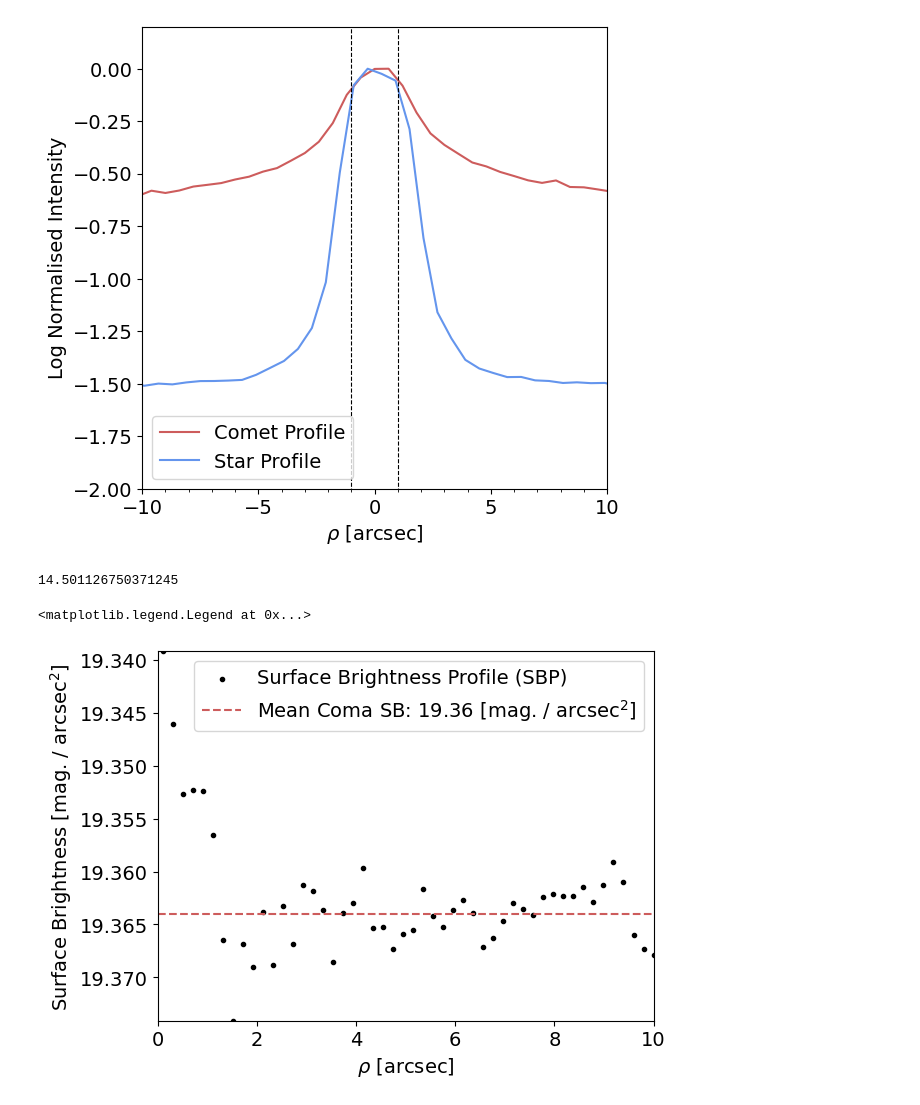
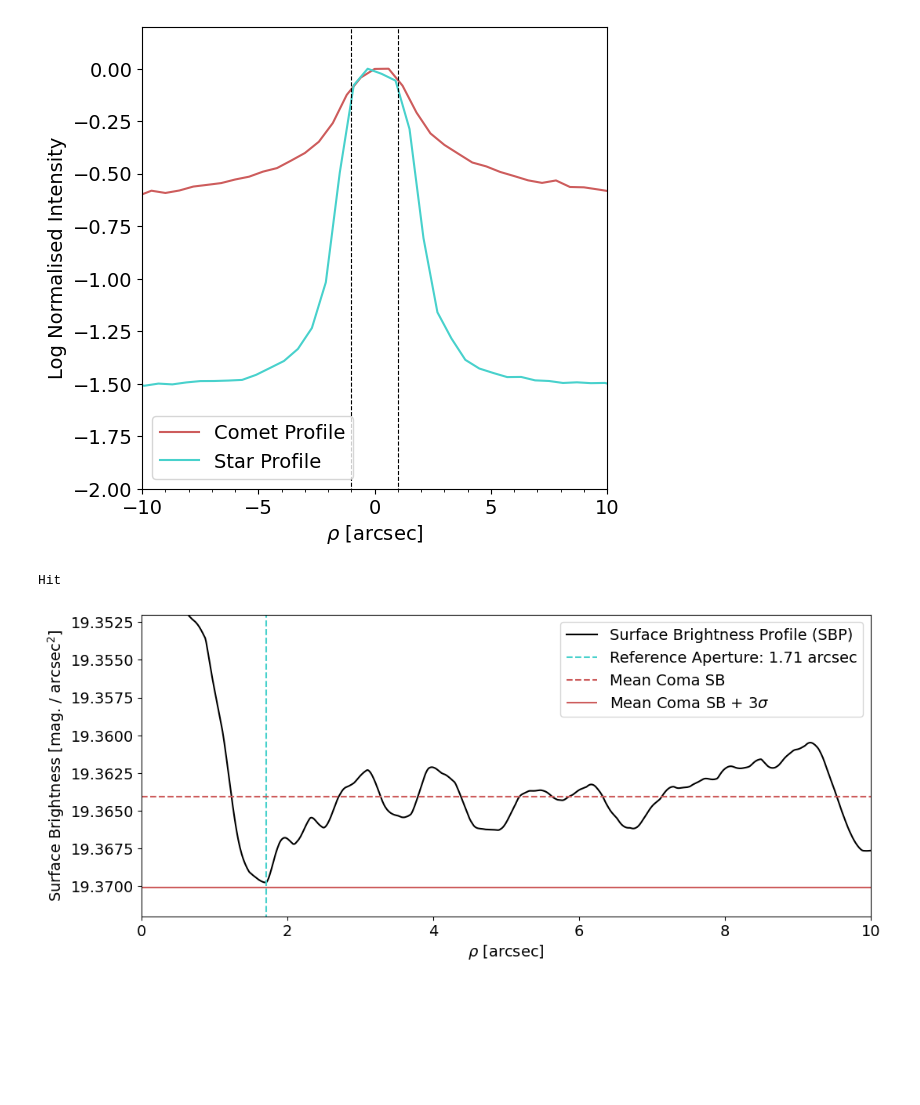
Before and after one commit to daraghhollman/Comet62P-Tsuchinshan, a Jupyter notebook: Scripts/nucleusRadius.ipynb, the cells around one changed output. Saved outputs shown, nothing was run; the diff lists cells and outputs as text; code cells hidden in the pictures; blank space fills up the shorter version.

```diff
--- a/Scripts/nucleusRadius.ipynb
+++ b/Scripts/nucleusRadius.ipynb
@@ -104,7 +104,7 @@ offset = 0.3
 fig, ax = plt.subplots(figsize=(6,6))
 
 ax.plot(relativeCometPositions, np.log10(cometProfile), color="indianred", label="Comet Profile")
-ax.plot(relativeStarPositions + [offset]*len(relativeStarPositions), np.log10(starProfile), color="cornflowerblue", label="Star Profile")
+ax.plot(relativeStarPositions + [offset]*len(relativeStarPositions), np.log10(starProfile), color="mediumturquoise", label="Star Profile")
 
 nucleusPoint = 1
 ax.vlines([-nucleusPoint, nucleusPoint], ymin=-3.5, ymax=1, ls="dashed", lw=0.8, color="black")
@@ -120,79 +120,73 @@ ax.legend()
 
 plt.savefig("../../Writing/Thesis/images/comet_vs_star_profile.pdf", format="pdf", bbox_inches="tight")
 # %% [output]
-[figure, old version]
+[figure, new version]
 # %%
 # Now we need to determine the coma correction.
 # Note, coma correction cannot be calculated for the centre, as we are at the seeing limit
 #
 # This will be calculated from the surface brightness. (See O'Ceallaigh 1995)
 # Or, the total magnitude with this centre point masked? Maybe??
-# %%
-# Finding the counts in an annulus surrounding the central region
-
-rZeroPoint = 20.32
-rZeroPointError = 0.10
-
-annulusSize = 0.5 # arcsec
-annulusRadius = 2
-
-inner = ArcsecToPx(annulusRadius - annulusSize / 2)
-outer = ArcsecToPx(annulusRadius + annulusSize / 2)
-
-aperture = CircularAnnulus(cometCentre, inner, outer)
-
-phot_table = aperture_photometry(cometImage, aperture)
-
-area = np.pi * (outer**2 - inner**2)
-# Is this the right way to do this? It gives outrageous values
-# They are very large, but this comet is very active and we expect to not be able to say much about the nucleus
-surfaceBrightness = -2.5 * np.log10(phot_table["aperture_sum"][0] / (120 * area)) + rZeroPoint
-
-comaCorrection = surfaceBrightness - 2.5 * np.log10(2 * np.pi * outer**2)
-print(comaCorrection)
-# %% [output]
-14.501126750371245
 # %%
 # Making surface brightness profile
 
 rZeroPoint = 20.32
 rZeroPointError = 0.10
 
-annulusSize = 0.1 # arcsec
+annulusSize = 0.6 # arcsec
 minRad = annulusSize
-maxRad = 10
-annulusRadii = np.linspace(minRad, maxRad, 50)#round(maxRad / annulusSize))
+maxRad = 80
+annulusRadii = np.linspace(minRad, maxRad, round(50 * maxRad / annulusSize))
 
 innerRadii = [ArcsecToPx(el - annulusSize / 2) for el in annulusRadii]
 outerRadii = [ArcsecToPx(el + annulusSize / 2) for el in annulusRadii]
 
 areas = [np.pi * (outer**2 - inner**2) for outer, inner in zip(outerRadii, innerRadii)]
 
-apertures = [CircularAnnulus(cometCentre, inner, outer) for outer, inner in zip(outerRadii, innerRadii)]
+apertures = [CircularAnnulus(cometCentre, inn   er, outer) for outer, inner in zip(outerRadii, innerRadii)]
 
 phot_table = aperture_photometry(cometImage, apertures)
 
 sbp = [-2.5 * np.log10(phot_table[0][i+3] / (120 * areas[i])) + rZeroPoint for i in range(len(annulusRadii))]
 
 # Plotting
 
-fig, ax = plt.subplots()
+fig, ax = plt.subplots(figsize=(12, 5))
 
-ax.scatter(annulusRadii, sbp, marker=".", color="black", label="Surface Brightness Profile (SBP)")
+ax.plot(annulusRadii, sbp, color="black", label="Surface Brightness Profile (SBP)")
 ax.set_xlabel(r"$\rho$ [arcsec]")
 ax.set_ylabel(r"Surface Brightness [mag. / arcsec$^2$]")
 plt.gca().invert_yaxis()
 
 # Fitting to the flat part to find coma correction
-comaStartIndex = 11
-surfaceBrightness = ufloat(np.mean(sbp[comaStartIndex:]), np.std(sbp[comaStartIndex:]))
+i = 50
+surfaceBrightness = ufloat(np.mean(sbp[i:]), np.std(sbp[i:]))
 
-ax.hlines([surfaceBrightness.n], xmin=0, xmax=maxRad, colors="indianred", ls="dashed", label=f"Mean Coma SB: {surfaceBrightness.n:.2f} [mag. / arcsec" + r"$^2$]")
+for r, sb in zip(annulusRadii, sbp):
+    if sb > (surfaceBrightness.n + 0 * surfaceBrightness.s):
+        print("Hit")
+        comaStartIndex = np.where(annulusRadii == r)[0][0]
+        break
+
+comaStartIndex = np.argmax(sbp)
+
+ax.vlines([annulusRadii[comaStartIndex]], ymin=np.min(sbp), ymax=19.372, color="mediumturquoise",
+            ls="dashed", label=f"Reference Aperture: {annulusRadii[comaStartIndex]:.2f} arcsec")
+
+ax.hlines([surfaceBrightness.n], xmin=0, xmax=maxRad, colors="indianred",
+            ls="dashed", label=f"Mean Coma SB")
+ax.hlines([surfaceBrightness.n + 3 * surfaceBrightness.s], xmin=0, xmax=maxRad, colors="indianred",
+            ls="solid", label="Mean Coma SB + 3$\sigma$")
+
 ax.margins(0)
 ax.legend()
+ax.set_xlim(0, 10)
+ax.set_ylim(19.372, 19.352)
+
+plt.savefig("../../Writing/Thesis/images/surface_brightness.pdf", format="pdf", bbox_inches="tight")
 # %% [output]
-<matplotlib.legend.Legend at 0x...>
+Hit
-[figure, old version]
+[figure, new version]
 # %%
 comaCorrection = surfaceBrightness - 2.5 * np.log10(2 * np.pi * annulusRadii[comaStartIndex]**2)
 
```
Also changed, not shown: parts of 3 cells of this notebook, 2 other files.
